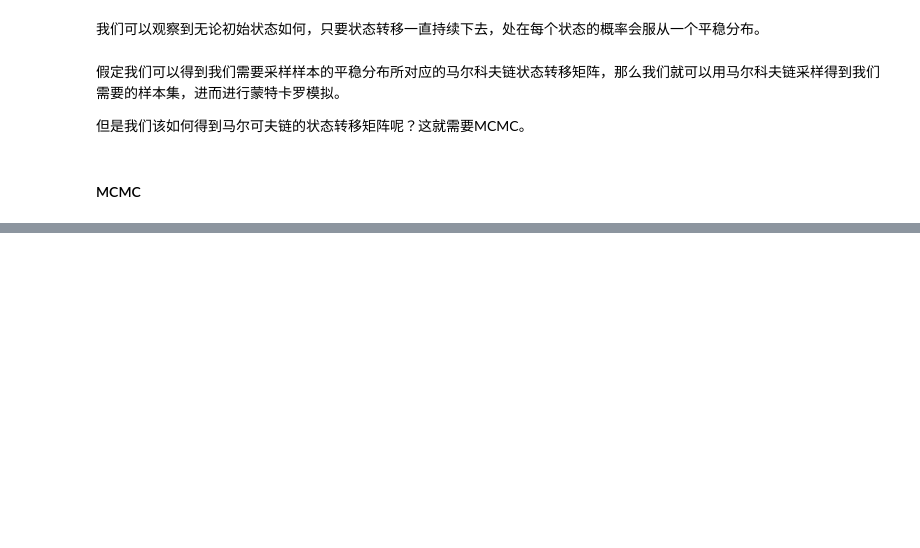
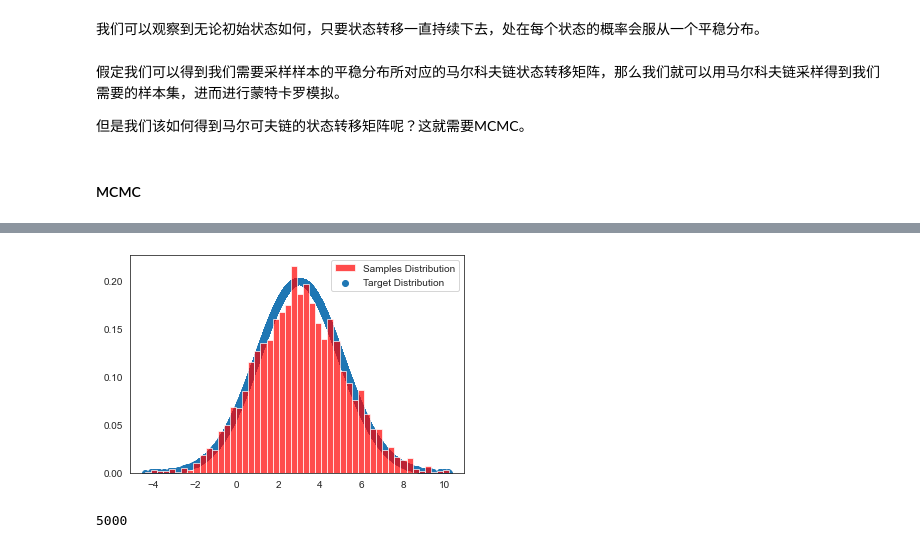
Before and after one commit to Utenna/PyBayesian, a Jupyter notebook: liu/Yikang_0701.ipynb, the cells around one changed output, grey strips where cells are left out. Saved outputs shown, nothing was run; the diff lists cells and outputs as text; code cells hidden in the pictures; blank space fills up the shorter version.

```diff
--- a/liu/Yikang_0701.ipynb
+++ b/liu/Yikang_0701.ipynb
@@ -353,0 +456,12 @@ array([0.28568063, 0.71431937])
+# %%
+plt.scatter(pi, norm.pdf(pi, loc=3, scale=2),label='Target Distribution')
+num_bins = 50
+plt.hist(pi, num_bins, density = True, facecolor='red', alpha=0.7,label='Samples Distribution')
+plt.legend()
+plt.show()
+# %% [output]
+[figure, added]
+# %%
+len(pi)
+# %% [output]
+5000
```
Also changed, not shown: parts of 13 cells of this notebook, 1 other file.
